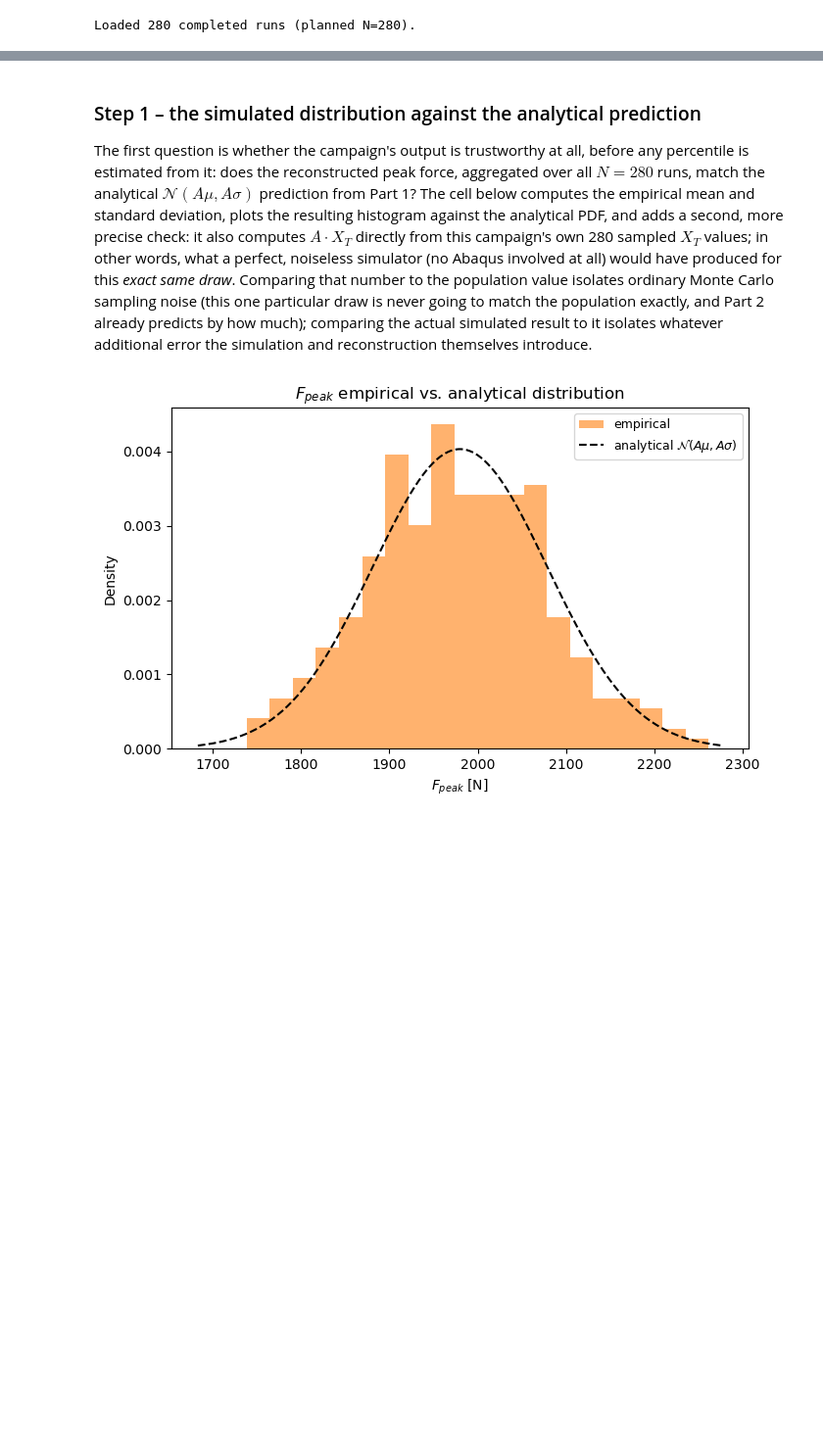
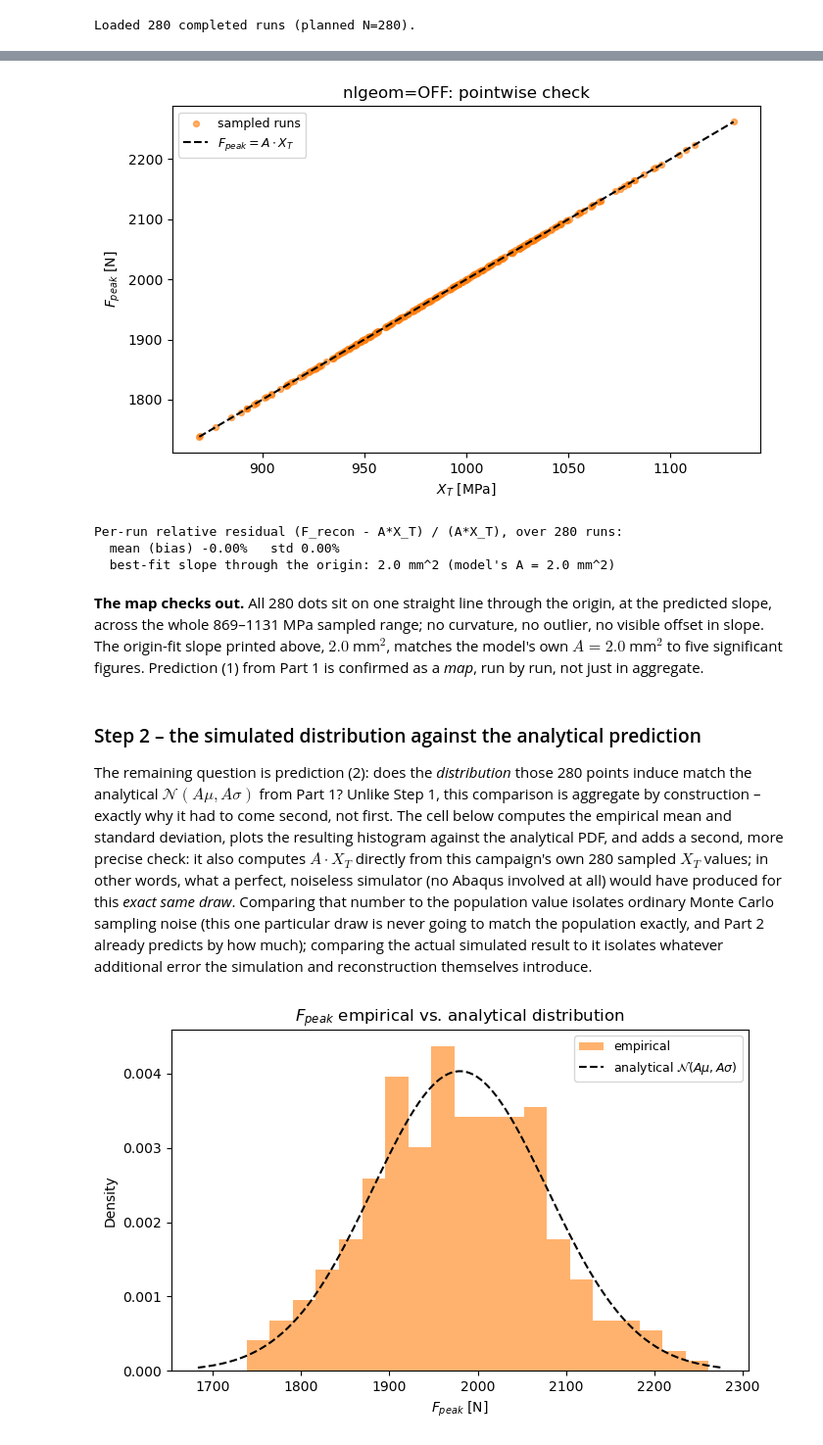
Before and after one commit to fmamitrotta/progressive-damage-uq-jupyter, a Jupyter notebook: notebooks/02_monte_carlo_fiber_strength.ipynb, the cells around one changed output, grey strips where cells are left out. Shown at 98% size. Saved outputs shown, nothing was run; the diff lists cells and outputs as text; code cells hidden in the pictures; blank space fills up the shorter version.

Commit message:
Added visualization of input vs output parameter resulting from Monte Carlo before analysis of empirical distribution

```diff
--- a/notebooks/02_monte_carlo_fiber_strength.ipynb
+++ b/notebooks/02_monte_carlo_fiber_strength.ipynb
@@ -1173,9 +1193,43 @@ exclusively from here on, and Part 5 goes straight to characterizing its distrib
+# %%
+# The closed-form map from Part 1, drawn as a line rather than fitted to the points: this is a
+# prediction being tested, not a regression through the data.
+x_line = np.array([x_t.min(), x_t.max()])
+
+fig, ax = plt.subplots(figsize=(7, 4.5))
+ax.scatter(x_t, f_recon, s=18, alpha=0.6, color="C1", label="sampled runs")  # C1: output, empirical
+ax.plot(x_line, A * x_line, "k--", lw=1.5, label=r"$F_{peak} = A\cdot X_T$")  # black dashed: the analytical value
+ax.set_xlabel("$X_T$ [MPa]"); ax.set_ylabel("$F_{peak}$ [N]")
+ax.set_title("nlgeom=OFF: pointwise check")
+ax.legend(fontsize=9)
+fig.tight_layout()
+plt.show()
+
+# At plot scale every point sits on the line, so the residuals are where the actual information
+# is: how far each run lands from its OWN closed-form value, relative to that value.
+rel_resid = (f_recon - A * x_t) / (A * x_t)
+print(f"Per-run relative residual (F_recon - A*X_T) / (A*X_T), over {len(x_t)} runs:")
+print(f"  mean (bias) {rel_resid.mean():+.2%}   std {rel_resid.std(ddof=1):.2%}")
+# A line through the origin fitted to the data, for comparison with the A the model was given:
+# an area or unit error anywhere in the pipeline would show up here as a slope that isn't A.
+print(f"  best-fit slope through the origin: {float((x_t * f_recon).sum() / (x_t ** 2).sum()):.1f} mm^2 "
+      f"(model's A = {A:.1f} mm^2)")
+# %% [output]
+[figure, added]
+Per-run relative residual (F_recon - A*X_T) / (A*X_T), over 280 runs:
+  mean (bias) -0.00%   std 0.00%
+  best-fit slope through the origin: 2.0 mm^2 (model's A = 2.0 mm^2)
+# %% [markdown]
+**The map checks out.** All 280 dots sit on one straight line through the origin, at the
+predicted slope, across the whole 869&ndash;1131 MPa sampled range; no curvature, no
+outlier, no visible offset in slope. The origin-fit slope printed above, $2.0$ mm$^2$,
+matches the model's own $A=2.0$ mm$^2$ to five significant figures. Prediction (1) from Part 1 is
+confirmed as a *map*, run by run, not just in aggregate.
 # %% [markdown]
-### Step 1 &ndash; the simulated distribution against the analytical prediction
+### Step 2 &ndash; the simulated distribution against the analytical prediction
 
-The first question is whether the campaign's output is trustworthy at all, before any percentile
-is estimated from it: does the reconstructed peak force, aggregated over all $N=280$ runs, match
-the analytical $\mathcal N(A\mu, A\sigma)$ prediction from Part 1? The cell below computes the
+The remaining question is prediction (2): does the *distribution* those 280 points induce match the analytical
+$\mathcal N(A\mu, A\sigma)$ from Part 1? Unlike Step 1, this comparison is aggregate by
+construction &ndash; exactly why it had to come second, not first. The cell below computes the
 empirical mean and standard deviation, plots the resulting histogram against the analytical PDF,
 and adds a second, more precise check: it also computes $A\cdot X_T$ directly from this
 campaign's own 280 sampled $X_T$ values; in other words, what a perfect, noiseless simulator (no Abaqus
```
Also changed, not shown: parts of 22 cells of this notebook.
